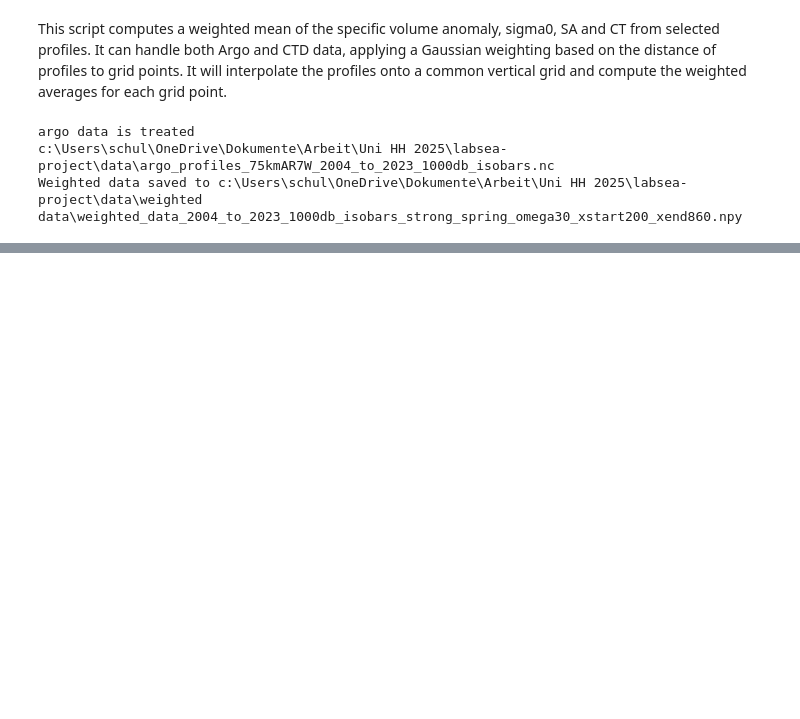
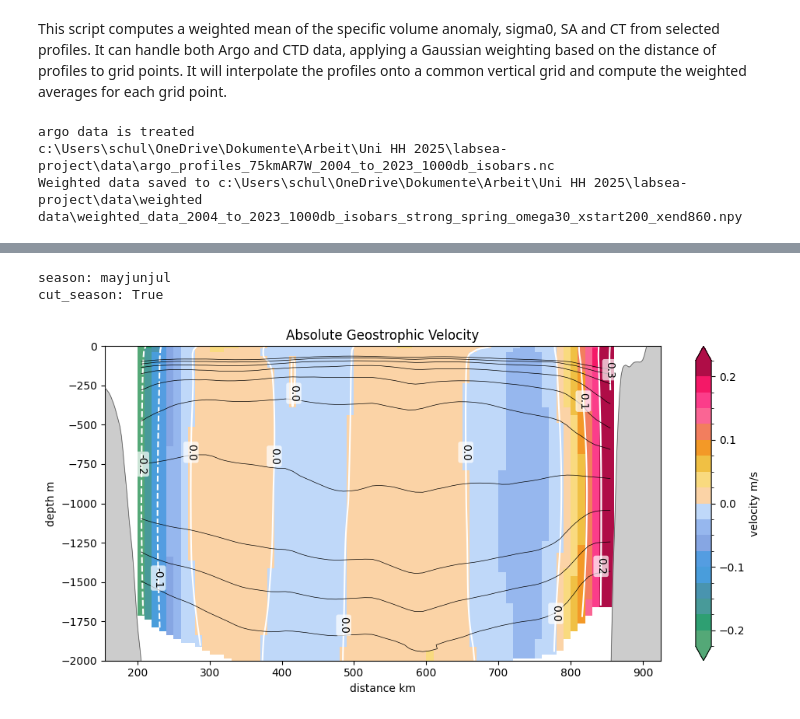
Before and after one commit to katjaschultz/labsea-project, a Jupyter notebook: notebooks/demo.ipynb, the cells around one changed output, grey strips where cells are left out. Saved outputs shown, nothing was run; the diff lists cells and outputs as text; code cells hidden in the pictures; blank space fills up the shorter version.

```diff
--- a/notebooks/demo.ipynb
+++ b/notebooks/demo.ipynb
@@ -121,0 +126,21 @@ Weighted data saved to c:\Users\schul\OneDrive\Dokumente\Arbeit\Uni HH 2025\labs
+# %%
+case = '0413_mayjunjul'
+file_case = '2004_to_2023_1000db_isobars'
+omega = 30.0
+xstart = 200
+xend = 860
+
+Ds = writers.create_dataset(case, file_case, omega, xstart, xend, spacing_z=25, spacing_x=10, mask_sigma=True)
+# %% [output]
+season: mayjunjul
+cut_season: True
+# %%
+# Lets make some plots to visualize the data
+''' Description of the plot:
+This plot shows the absolute geostrophic velocity derived from Argo data.
+black contours represent density contours in 0.02 kg/m^3 intervals.
+white (labled) contours represent velocity contours in 0.1 m/s intervals.'''
+
+plotters.plot_abs_geo_v(Ds, "Absolute Geostrophic Velocity", "xstart200_depth_space", saving=False)
+# %% [output]
+[figure, added]
```
Also changed, not shown: parts of 11 cells of this notebook, 1 other file.
